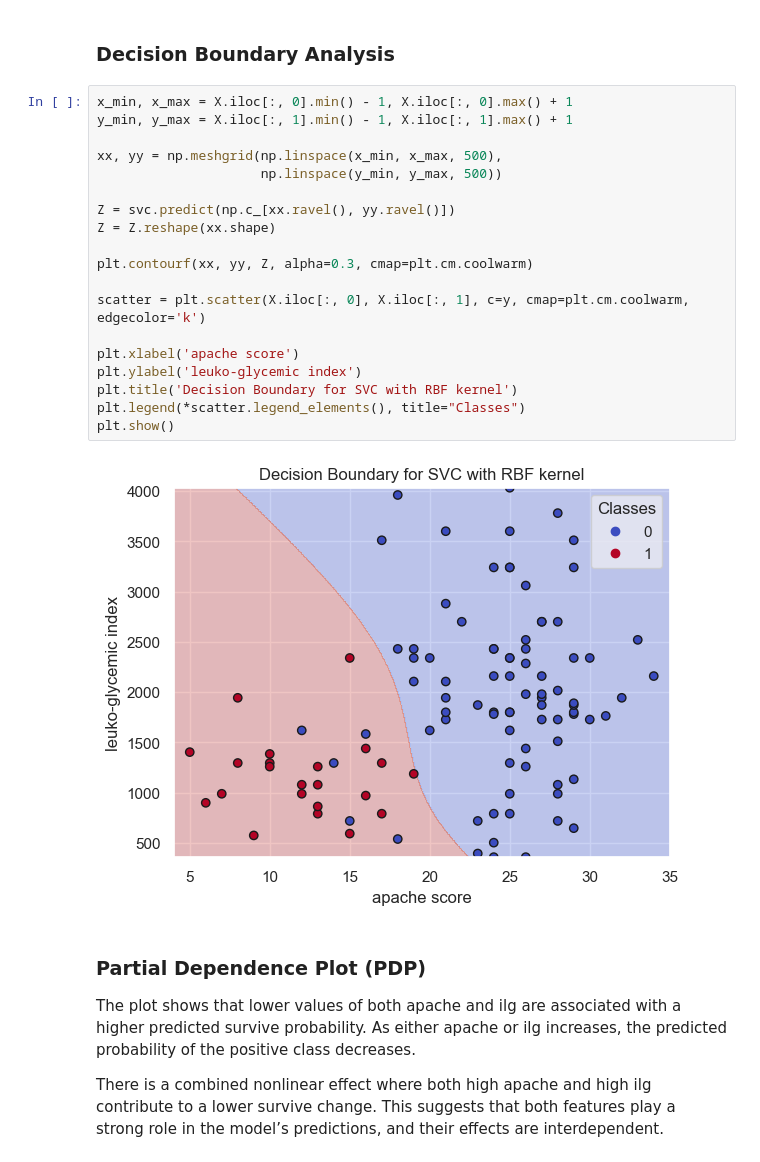
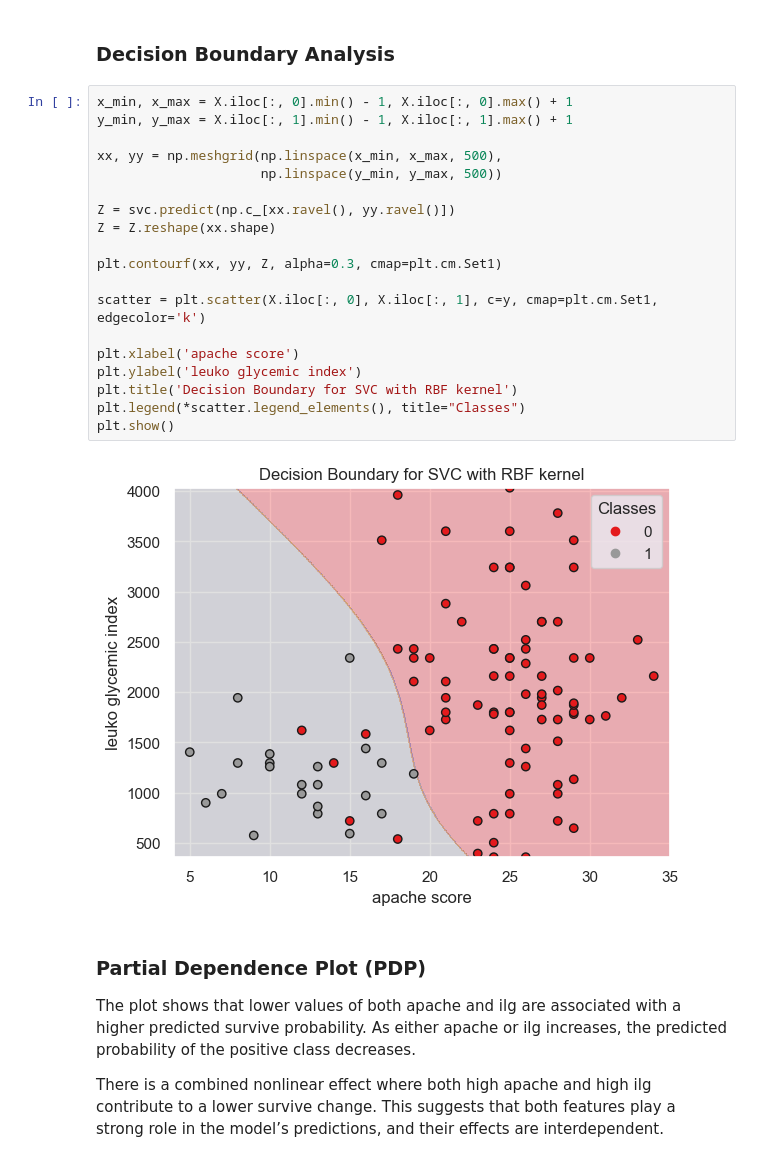
Before and after one commit to serize02/leuko-ml, a Jupyter notebook: notebooks/02_svc_analysis.ipynb, the cells around one changed output. Drawn from its saved outputs; the diff is of its cells as text.

```diff
--- a/notebooks/02_svc_analysis.ipynb
+++ b/notebooks/02_svc_analysis.ipynb
@@ -26,24 +26,24 @@ X, y = data.drop('discharge_status', axis=1), data['discharge_status']
 # %%
 x_min, x_max = X.iloc[:, 0].min() - 1, X.iloc[:, 0].max() + 1
 y_min, y_max = X.iloc[:, 1].min() - 1, X.iloc[:, 1].max() + 1
 
 xx, yy = np.meshgrid(np.linspace(x_min, x_max, 500),
                      np.linspace(y_min, y_max, 500))
 
 Z = svc.predict(np.c_[xx.ravel(), yy.ravel()])
 Z = Z.reshape(xx.shape)
 
-plt.contourf(xx, yy, Z, alpha=0.3, cmap=plt.cm.coolwarm)
+plt.contourf(xx, yy, Z, alpha=0.3, cmap=plt.cm.Set1)
 
-scatter = plt.scatter(X.iloc[:, 0], X.iloc[:, 1], c=y, cmap=plt.cm.coolwarm, edgecolor='k')
+scatter = plt.scatter(X.iloc[:, 0], X.iloc[:, 1], c=y, cmap=plt.cm.Set1, edgecolor='k')
 
 plt.xlabel('apache score')
-plt.ylabel('leuko-glycemic index')
+plt.ylabel('leuko glycemic index')
 plt.title('Decision Boundary for SVC with RBF kernel')
 plt.legend(*scatter.legend_elements(), title="Classes")
 plt.show()
 # %% [output]
-[figure, old version]
+[figure, new version]
 # %% [markdown]
 ### Partial Dependence Plot (PDP)
 
```
Also changed, not shown: 2 other files.
